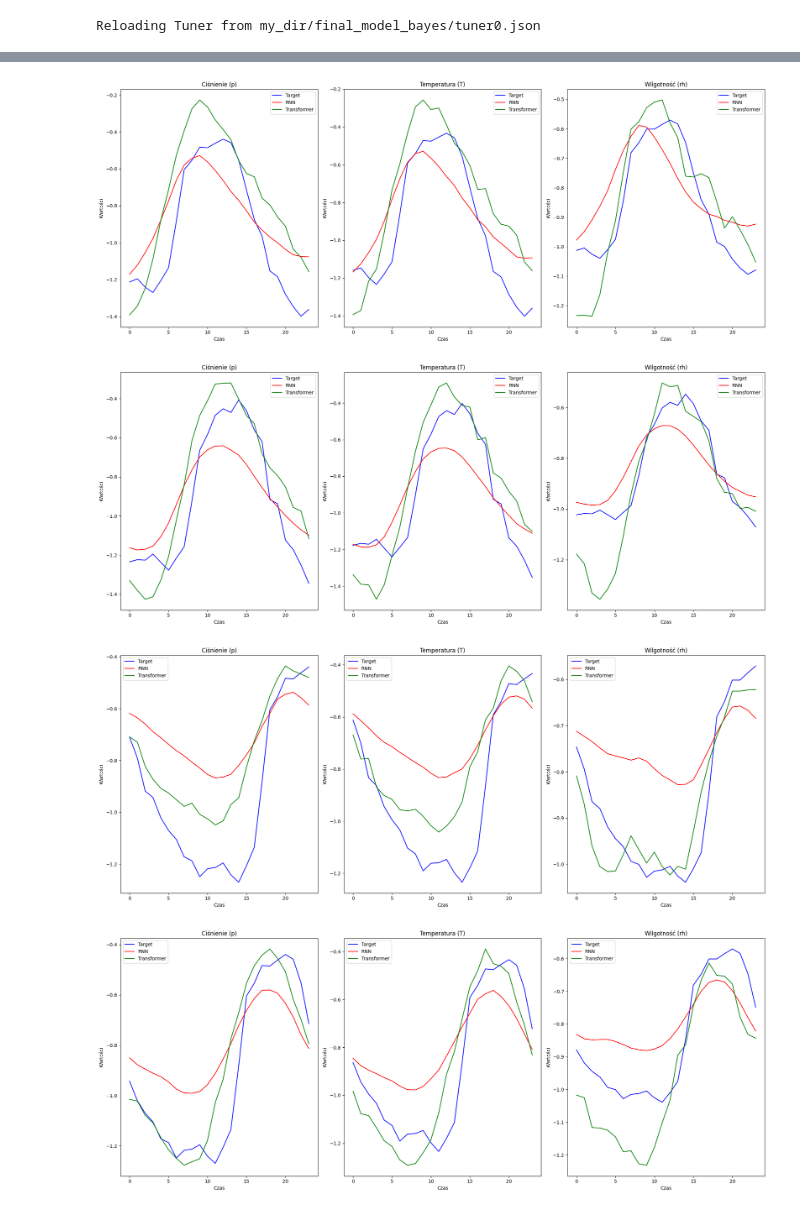
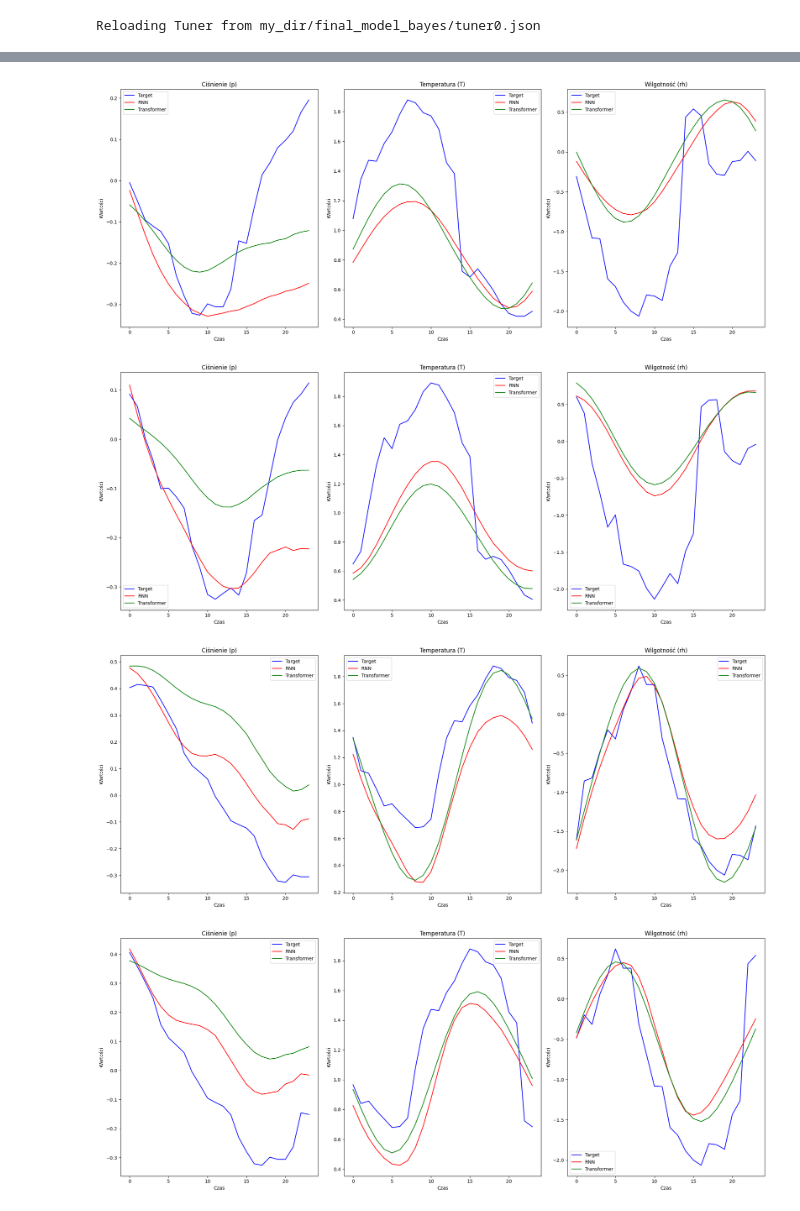
Before and after one commit to KrzysztofEmerling/Pogoda, a Jupyter notebook: Pogoda-Transformer.ipynb, the cells around one changed output, grey strips where cells are left out. Drawn from its saved outputs; the diff is of its cells as text; code cells hidden in the pictures.

```diff
--- a/Pogoda-Transformer.ipynb
+++ b/Pogoda-Transformer.ipynb
@@ -382,2 +480,0 @@ model.save_weights('saved_models/model_transformer.weights.h5')
-# %%
-model_rnn.load_weights('/home/krzysztof/Documents/PrognozaPogody/saved_models/model_rnn.weights.h5')
@@ -467,9 +480,0 @@ Total elapsed time: 20h 29m 20s
-# %%
-best_hps = tuner.get_best_hyperparameters(num_trials=5)
-
-# Wypisanie hiperparametrów
-for i, hp in enumerate(best_hps, start=1):
-    print(f"Zestaw {i}:")
-    for param, value in hp.values.items():
-        print(f"  {param}: {value}")
-    print()
@@ -651,3 +621,14 @@ tuner1.search(
 )
 # %% [output]
 Reloading Tuner from my_dir/final_model_bayes/tuner0.json
+# %%
+best_hps = tuner1.get_best_hyperparameters(num_trials=3)
+model_v2 = build_model_for_tuning(best_hps[0])
+
+model_v2.summary()
+history1_v2 = model_v2.fit(train_gen,
+    epochs=50,
+    validation_data=val_gen,
+    steps_per_epoch=train_steps,
+    validation_steps=val_steps,
+    callbacks=[early_stopping])
@@ -653,0 +692,14 @@ Reloading Tuner from my_dir/final_model_bayes/tuner0.json
+# %%
+model_rnn_v2 = models.Sequential()
+model_rnn_v2.add(layers.LSTM(32, return_sequences=True, input_shape=(None, samples.shape[-1])))
+model_rnn_v2.add(layers.LSTM(16))
+model_rnn_v2.add(layers.Dense((delay // t_step) * 3))
+model_rnn_v2.add(layers.Reshape((delay // t_step, 3)))
+
+model_rnn_v2.compile(optimizer='adam', loss=weighted_loss)
+
+history_v2 = model_rnn_v2.fit(train_gen,
+                    steps_per_epoch=train_steps,
+                    epochs=20,
+                    validation_data=val_gen,
+                    validation_steps=val_steps)
@@ -655,10 +725,9 @@ Reloading Tuner from my_dir/final_model_bayes/tuner0.json
 samples, targets = next(test_gen)
 
 # Uzyskanie przewidywań z obu modeli
-pred_rnn = model_rnn.predict(samples)
+pred_rnn = model_rnn_v2.predict(samples)
+pred_transformer = model_v2.predict(samples)
 
-model = tuner1.get_best_models(num_models=3)[1]
-pred_transformer = model.predict(samples)
 index = [123, 82, 69, 16, 34]
 for i in range(5):
 
@@ -714,4 +784,4 @@ for i in range(5):
-[figure, old version]
+[figure, new version]
-[figure, old version]
+[figure, new version]
-[figure, old version]
+[figure, new version]
-[figure, old version]
+[figure, new version]
```
Also changed, not shown: parts of 49 cells of this notebook, 3 other files.
